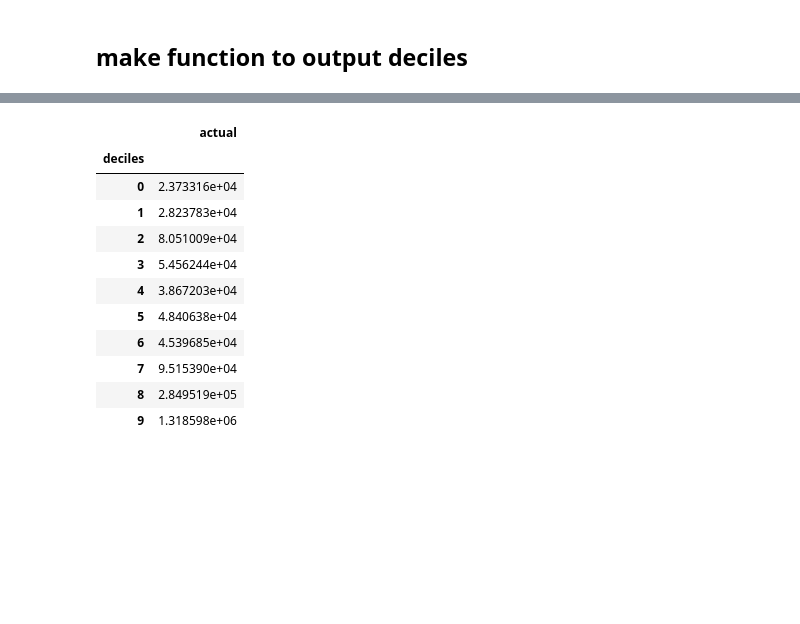
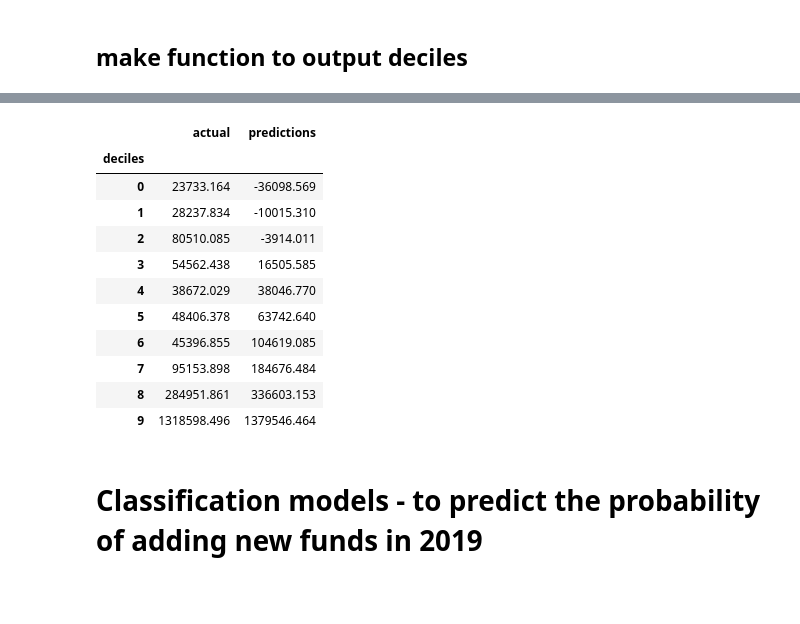
Before and after one commit to sinlord/nuveen-data-science-project, a Jupyter notebook: jupiter-notebooks/02-capstone-Model_Development.ipynb, the cells around one changed output, grey strips where cells are left out. Cells and saved outputs as stored; diff of their text form; code cells hidden in the pictures; blank space fills up the shorter version.

Commit message:
adding regression deciles

```diff
--- a/jupiter-notebooks/02-capstone-Model_Development.ipynb
+++ b/jupiter-notebooks/02-capstone-Model_Development.ipynb
@@ -21,3 +24,6 @@ from sklearn.feature_selection import SelectKBest, f_regression
+# %%
+#to Supress scientif format and help in comparison
+pd.options.display.float_format = '{:.3f}'.format
 # %%
 df = pd.read_csv('../data/final_eda_base_data.csv', index_col= 0)
 # %%
@@ -403,17 +413,19 @@ regression_deciles = output_deciles(lr_pipeline,X_test,y_test )
 # %%
-regression_deciles.groupby('deciles')[['actual']].mean()
+regression_deciles.groupby('deciles')[['actual','predictions']].mean()
 # %% [output]
-|  | actual |
-| deciles |  |
-| 0 | 2.373316e+04 |
-| 1 | 2.823783e+04 |
-| 2 | 8.051009e+04 |
-| 3 | 5.456244e+04 |
-| 4 | 3.867203e+04 |
-| 5 | 4.840638e+04 |
-| 6 | 4.539685e+04 |
-| 7 | 9.515390e+04 |
-| 8 | 2.849519e+05 |
-| 9 | 1.318598e+06 |
+|  | actual | predictions |
+| deciles |  |  |
+| 0 | 23733.164 | -36098.569 |
+| 1 | 28237.834 | -10015.310 |
+| 2 | 80510.085 | -3914.011 |
+| 3 | 54562.438 | 16505.585 |
+| 4 | 38672.029 | 38046.770 |
+| 5 | 48406.378 | 63742.640 |
+| 6 | 45396.855 | 104619.085 |
+| 7 | 95153.898 | 184676.484 |
+| 8 | 284951.861 | 336603.153 |
+| 9 | 1318598.496 | 1379546.464 |
+# %% [markdown]
+# Classification models - to predict the probability of adding new funds in 2019
 # %% [markdown]
 #####
```
Also changed, not shown: parts of 16 cells of this notebook, 3 other files.
